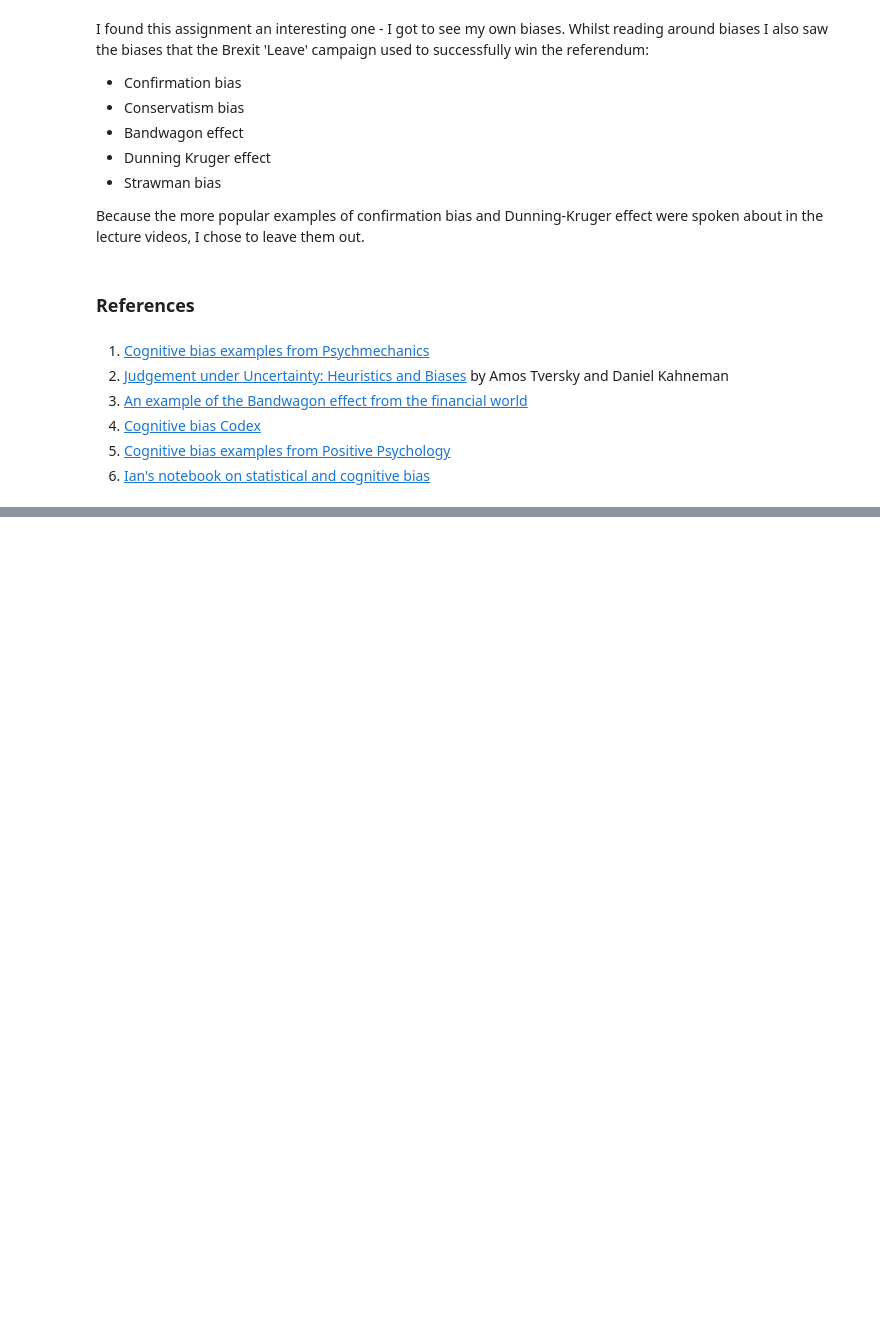
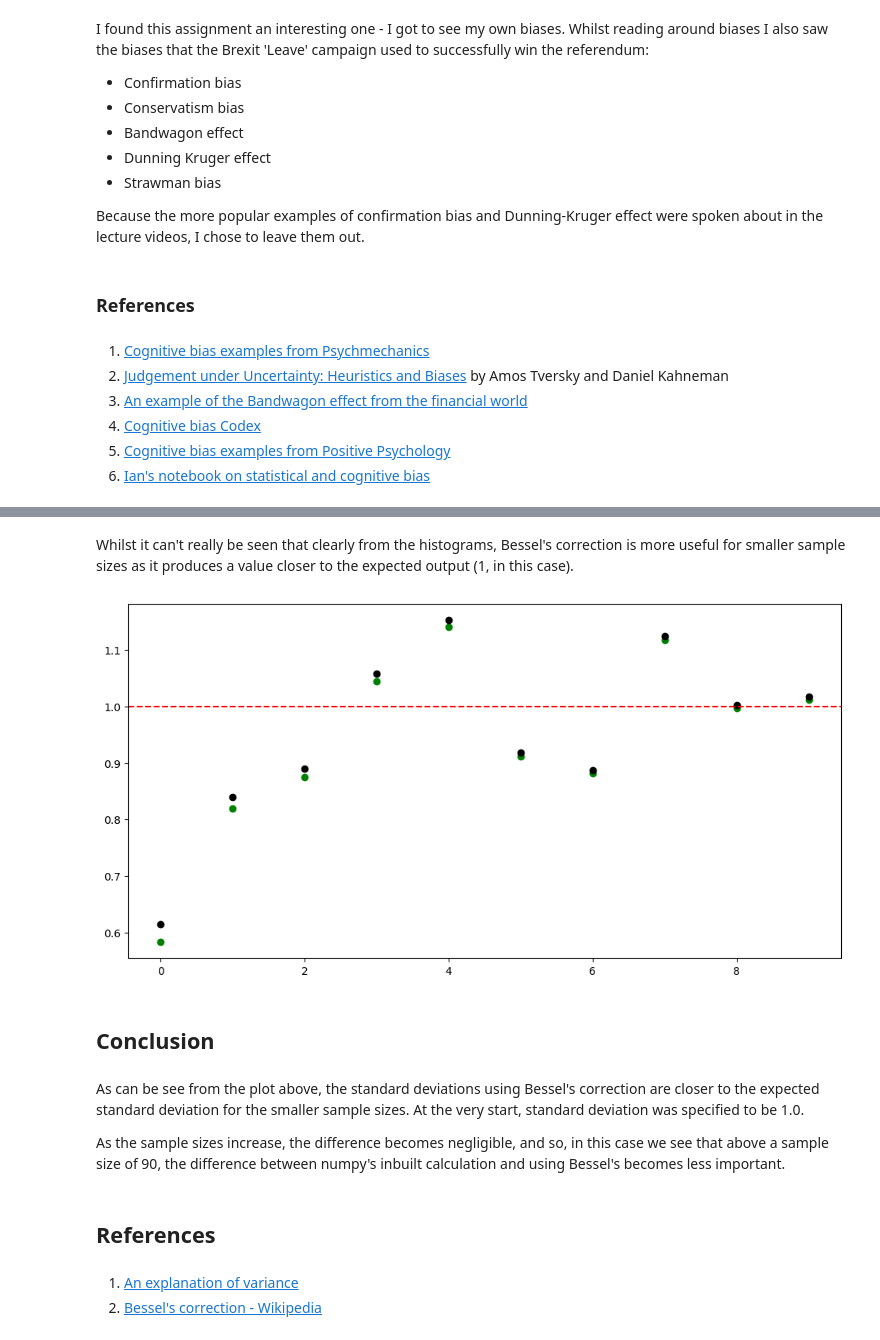
Before and after one commit to fabiofabrizi/fun-data-analysis, a Jupyter notebook: practicals/03-Bias-ex.ipynb, the cells around one changed output, grey strips where cells are left out. Cells and saved outputs as stored; diff of their text form; code cells hidden in the pictures; blank space fills up the shorter version.

Commit message:
Homework for statistical bias

```diff
--- a/practicals/03-Bias-ex.ipynb
+++ b/practicals/03-Bias-ex.ipynb
@@ -45,0 +256,27 @@ Because the more popular examples of confirmation bias and Dunning-Kruger effect
+# %% [markdown]
+Whilst it can't really be seen that clearly from the histograms, Bessel's correction is more useful for smaller sample sizes as it produces a value closer to the expected output (1, in this case).
+# %%
+# Create a plot.
+fig, ax = plt.subplots(figsize=(12, 6))
+
+# Plot the uncorrected standard variations in green
+ax.plot(range(len(std_dev_unc)), std_dev_unc, color='green', marker='o', linestyle='none')
+
+# Now plot standard deviation using Bessels correction:
+ax.plot(range(len(std_dev_Bes)), std_dev_Bes, color='black', marker='o', linestyle='none')
+
+# Draw a horizontal line where the actual standard deviation is.
+plt.axhline(y=1.0, color='red', linestyle='dashed');
+# %% [output]
+[figure, added]
+# %% [markdown]
+## Conclusion
+# %% [markdown]
+As can be see from the plot above, the standard deviations using Bessel's correction are closer to the expected standard deviation for the smaller sample sizes. At the very start, standard deviation was specified to be 1.0.<br>
+
+As the sample sizes increase, the difference becomes negligible, and so, in this case we see that above a sample size of 90, the difference between numpy's inbuilt calculation and using Bessel's becomes less important.
+# %% [markdown]
+## References
+# %% [markdown]
+1. [An explanation of variance](https://www.cuemath.com/data/variance/)
+2. [Bessel's correction - Wikipedia](https://en.wikipedia.org/wiki/Bessel%27s_correction#:~:text=In%20statistics%2C%20Bessel%27s%20correction%20is%20the%20use%20of,bias%20in%20the%20estimation%20of%20the%20population%20variance.)
```
Also changed, not shown: parts of 16 cells of this notebook.
